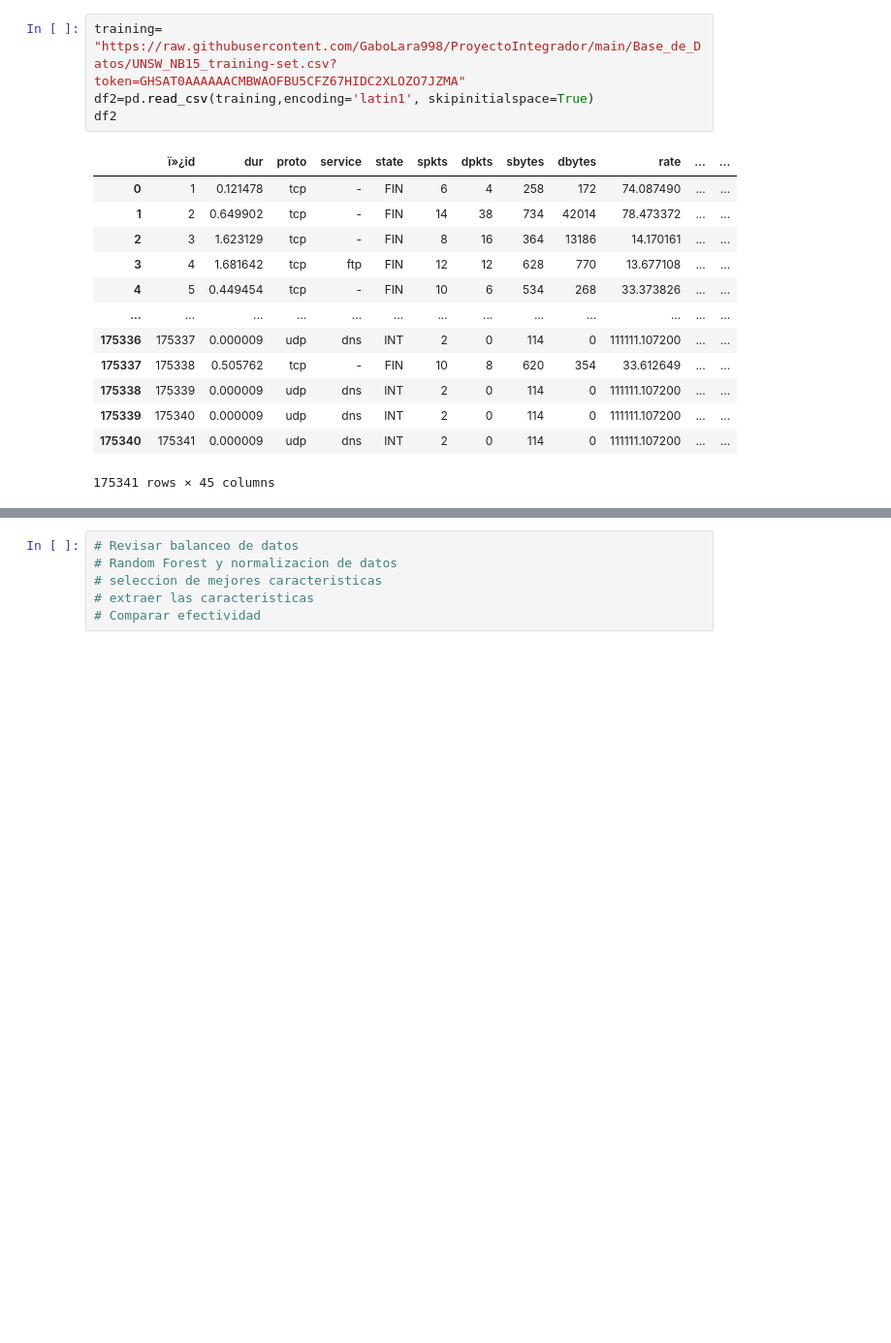
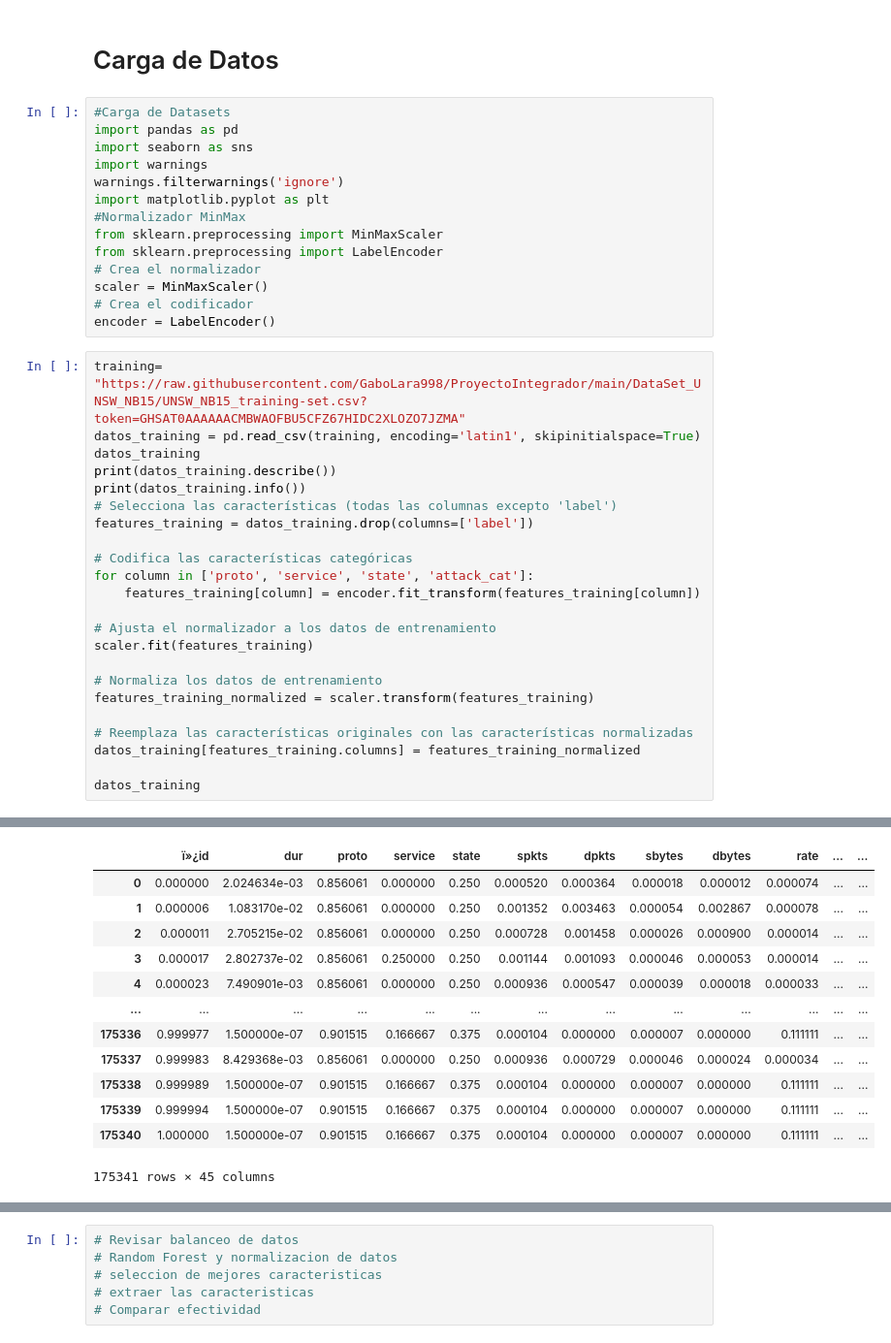
Before and after one commit to GaboLara998/ProyectoIntegrador, a Jupyter notebook: ProyectoIntregrador.ipynb, the cells around one changed output, grey strips where cells are left out. Shown at 97% size. Saved outputs shown, nothing was run; the diff lists cells and outputs as text; blank space fills up the shorter version.

```diff
--- a/ProyectoIntregrador.ipynb
+++ b/ProyectoIntregrador.ipynb
@@ -24,18 +3,40 @@ df
-# %%
-training= "https://raw.githubusercontent.com/GaboLara998/ProyectoIntegrador/main/Base_de_Datos/UNSW_NB15_training-set.csv?token=GHSAT0AAAAAACMBWAOFBU5CFZ67HIDC2XLOZO7JZMA"
-df2=pd.read_csv(training,encoding='latin1', skipinitialspace=True)
-df2
-# %% [output]
-|  | ï»¿id | dur | proto | service | state | spkts | dpkts | sbytes | dbytes | rate | ... | ... |
-| 0 | 1 | 0.121478 | tcp | - | FIN | 6 | 4 | 258 | 172 | 74.087490 | ... | ... |
-| 1 | 2 | 0.649902 | tcp | - | FIN | 14 | 38 | 734 | 42014 | 78.473372 | ... | ... |
-| 2 | 3 | 1.623129 | tcp | - | FIN | 8 | 16 | 364 | 13186 | 14.170161 | ... | ... |
-| 3 | 4 | 1.681642 | tcp | ftp | FIN | 12 | 12 | 628 | 770 | 13.677108 | ... | ... |
-| 4 | 5 | 0.449454 | tcp | - | FIN | 10 | 6 | 534 | 268 | 33.373826 | ... | ... |
-| ... | ... | ... | ... | ... | ... | ... | ... | ... | ... | ... | ... | ... |
-| 175336 | 175337 | 0.000009 | udp | dns | INT | 2 | 0 | 114 | 0 | 111111.107200 | ... | ... |
-| 175337 | 175338 | 0.505762 | tcp | - | FIN | 10 | 8 | 620 | 354 | 33.612649 | ... | ... |
-| 175338 | 175339 | 0.000009 | udp | dns | INT | 2 | 0 | 114 | 0 | 111111.107200 | ... | ... |
-| 175339 | 175340 | 0.000009 | udp | dns | INT | 2 | 0 | 114 | 0 | 111111.107200 | ... | ... |
-| 175340 | 175341 | 0.000009 | udp | dns | INT | 2 | 0 | 114 | 0 | 111111.107200 | ... | ... |
-175341 rows × 45 columns
+# %% [markdown]
+# Carga de Datos
+# %%
+#Carga de Datasets
+import pandas as pd
+import seaborn as sns
+import warnings
+warnings.filterwarnings('ignore')
+import matplotlib.pyplot as plt
+#Normalizador MinMax
+from sklearn.preprocessing import MinMaxScaler
+from sklearn.preprocessing import LabelEncoder
+# Crea el normalizador
+scaler = MinMaxScaler()
+# Crea el codificador
+encoder = LabelEncoder()
+# %%
+training= "https://raw.githubusercontent.com/GaboLara998/ProyectoIntegrador/main/DataSet_UNSW_NB15/UNSW_NB15_training-set.csv?token=GHSAT0AAAAAACMBWAOFBU5CFZ67HIDC2XLOZO7JZMA"
+datos_training = pd.read_csv(training, encoding='latin1', skipinitialspace=True)
+datos_training
+print(datos_training.describe())
+print(datos_training.info())
+# Selecciona las características (todas las columnas excepto 'label')
+features_training = datos_training.drop(columns=['label'])
+
+# Codifica las características categóricas
+for column in ['proto', 'service', 'state', 'attack_cat']:
+    features_training[column] = encoder.fit_transform(features_training[column])
+
+# Ajusta el normalizador a los datos de entrenamiento
+scaler.fit(features_training)
+
+# Normaliza los datos de entrenamiento
+features_training_normalized = scaler.transform(features_training)
+
+# Reemplaza las características originales con las características normalizadas
+datos_training[features_training.columns] = features_training_normalized
+
+datos_training
+# %% [output]
@@ -41,0 +60,13 @@ df2
+|  | ï»¿id | dur | proto | service | state | spkts | dpkts | sbytes | dbytes | rate | ... | ... |
+| 0 | 0.000000 | 2.024634e-03 | 0.856061 | 0.000000 | 0.250 | 0.000520 | 0.000364 | 0.000018 | 0.000012 | 0.000074 | ... | ... |
+| 1 | 0.000006 | 1.083170e-02 | 0.856061 | 0.000000 | 0.250 | 0.001352 | 0.003463 | 0.000054 | 0.002867 | 0.000078 | ... | ... |
+| 2 | 0.000011 | 2.705215e-02 | 0.856061 | 0.000000 | 0.250 | 0.000728 | 0.001458 | 0.000026 | 0.000900 | 0.000014 | ... | ... |
+| 3 | 0.000017 | 2.802737e-02 | 0.856061 | 0.250000 | 0.250 | 0.001144 | 0.001093 | 0.000046 | 0.000053 | 0.000014 | ... | ... |
+| 4 | 0.000023 | 7.490901e-03 | 0.856061 | 0.000000 | 0.250 | 0.000936 | 0.000547 | 0.000039 | 0.000018 | 0.000033 | ... | ... |
+| ... | ... | ... | ... | ... | ... | ... | ... | ... | ... | ... | ... | ... |
+| 175336 | 0.999977 | 1.500000e-07 | 0.901515 | 0.166667 | 0.375 | 0.000104 | 0.000000 | 0.000007 | 0.000000 | 0.111111 | ... | ... |
+| 175337 | 0.999983 | 8.429368e-03 | 0.856061 | 0.000000 | 0.250 | 0.000936 | 0.000729 | 0.000046 | 0.000024 | 0.000034 | ... | ... |
+| 175338 | 0.999989 | 1.500000e-07 | 0.901515 | 0.166667 | 0.375 | 0.000104 | 0.000000 | 0.000007 | 0.000000 | 0.111111 | ... | ... |
+| 175339 | 0.999994 | 1.500000e-07 | 0.901515 | 0.166667 | 0.375 | 0.000104 | 0.000000 | 0.000007 | 0.000000 | 0.111111 | ... | ... |
+| 175340 | 1.000000 | 1.500000e-07 | 0.901515 | 0.166667 | 0.375 | 0.000104 | 0.000000 | 0.000007 | 0.000000 | 0.111111 | ... | ... |
+175341 rows × 45 columns
```
Also changed, not shown: parts of 7 cells of this notebook.
